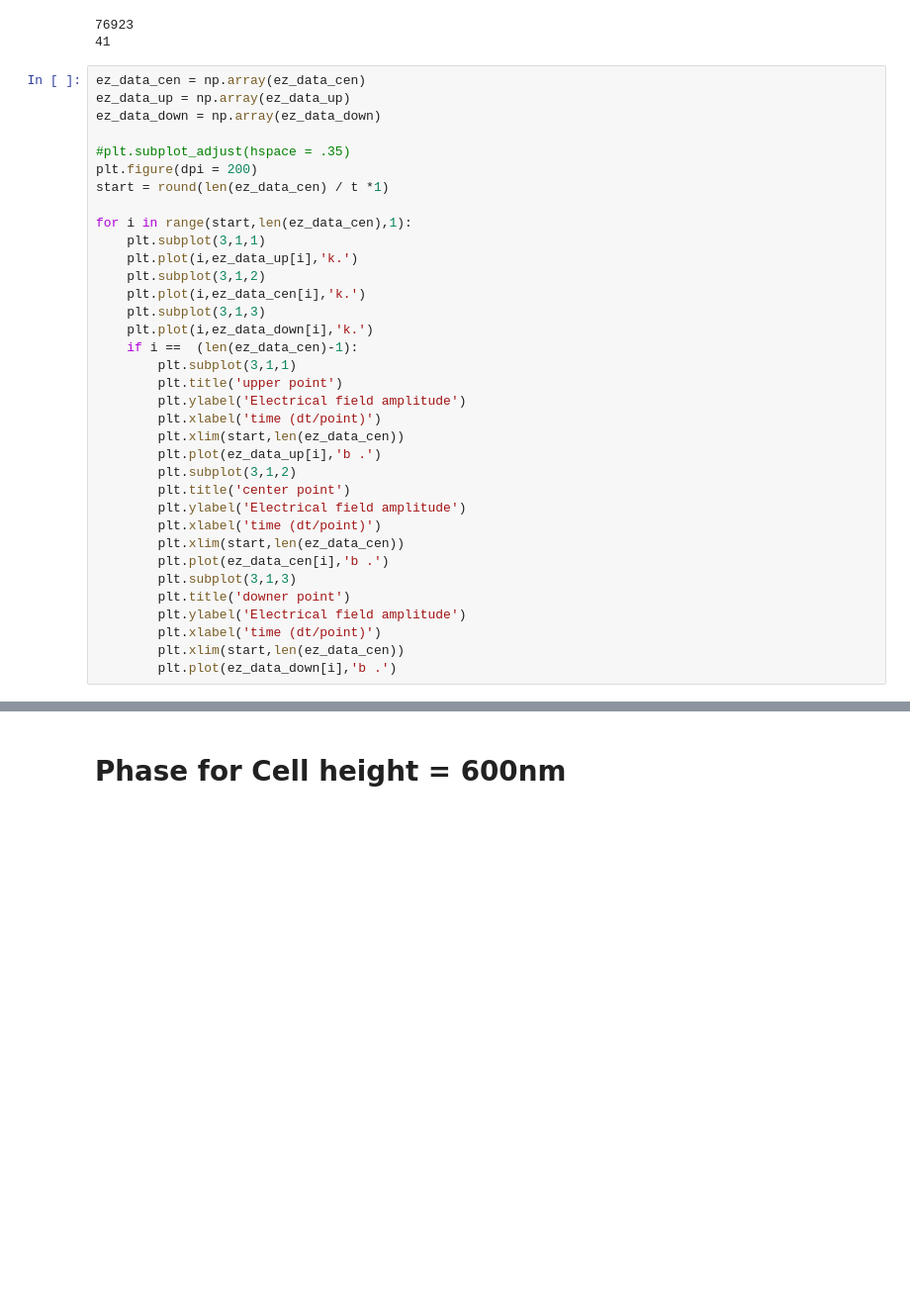
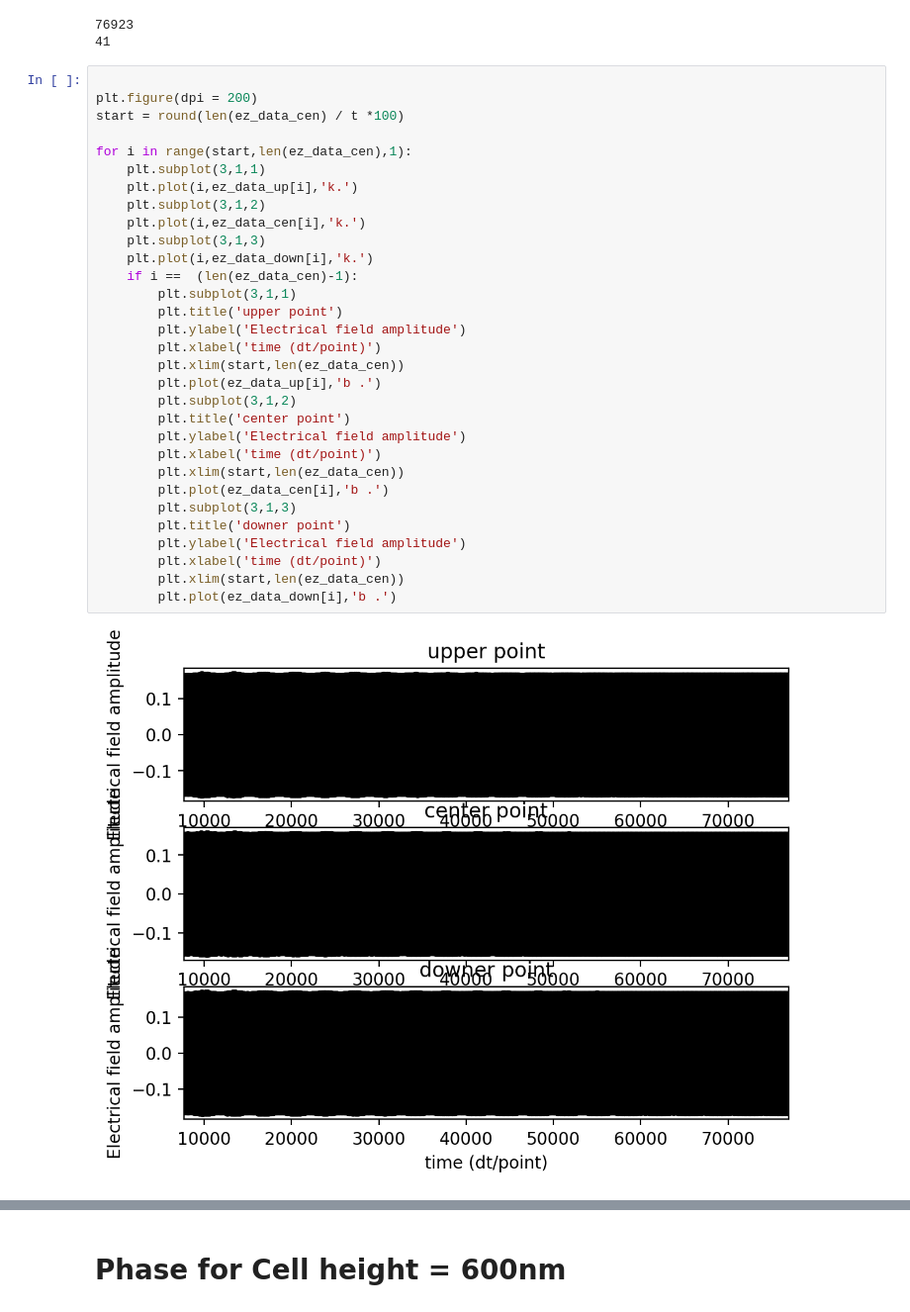
Before and after one commit to Ho-Ming-Lin/QNO_group, a Jupyter notebook: Test adjacent cell effect/Click here, The major simulation/1 alpha beta alpha structure.ipynb, the cells around one changed output, grey strips where cells are left out. Shown at 99% size. Saved outputs shown, nothing was run; the diff lists cells and outputs as text; blank space fills up the shorter version.

```diff
--- a/Test adjacent cell effect/Click here, The major simulation/1 alpha beta alpha structure.ipynb
+++ b/Test adjacent cell effect/Click here, The major simulation/1 alpha beta alpha structure.ipynb
@@ -228,40 +228,38 @@ print(1 + int(round(t_xx/dt)))
 76923
 41
 # %%
-ez_data_cen = np.array(ez_data_cen)
-ez_data_up = np.array(ez_data_up)
-ez_data_down = np.array(ez_data_down)
 
-#plt.subplot_adjust(hspace = .35)
 plt.figure(dpi = 200)
-start = round(len(ez_data_cen) / t *1)
+start = round(len(ez_data_cen) / t *100)
 
 for i in range(start,len(ez_data_cen),1):
     plt.subplot(3,1,1)
     plt.plot(i,ez_data_up[i],'k.')
     plt.subplot(3,1,2)
     plt.plot(i,ez_data_cen[i],'k.')
     plt.subplot(3,1,3)
     plt.plot(i,ez_data_down[i],'k.')
     if i ==  (len(ez_data_cen)-1):
         plt.subplot(3,1,1)
         plt.title('upper point')
         plt.ylabel('Electrical field amplitude')
         plt.xlabel('time (dt/point)')
         plt.xlim(start,len(ez_data_cen))
         plt.plot(ez_data_up[i],'b .')
         plt.subplot(3,1,2)
         plt.title('center point')
         plt.ylabel('Electrical field amplitude')
         plt.xlabel('time (dt/point)')
         plt.xlim(start,len(ez_data_cen))
         plt.plot(ez_data_cen[i],'b .')
         plt.subplot(3,1,3)
         plt.title('downer point')
         plt.ylabel('Electrical field amplitude')
         plt.xlabel('time (dt/point)')
         plt.xlim(start,len(ez_data_cen))
         plt.plot(ez_data_down[i],'b .')
+# %% [output]
+[figure, added]
 # %%
 # index1 and index2 . When we find the target's Electric field amplitude, we want to know where is amplitude value in array. So we set up index variable before running simulation.
 index1_up = 0
```
Also changed, not shown: parts of 14 cells of this notebook, 6 other files.
